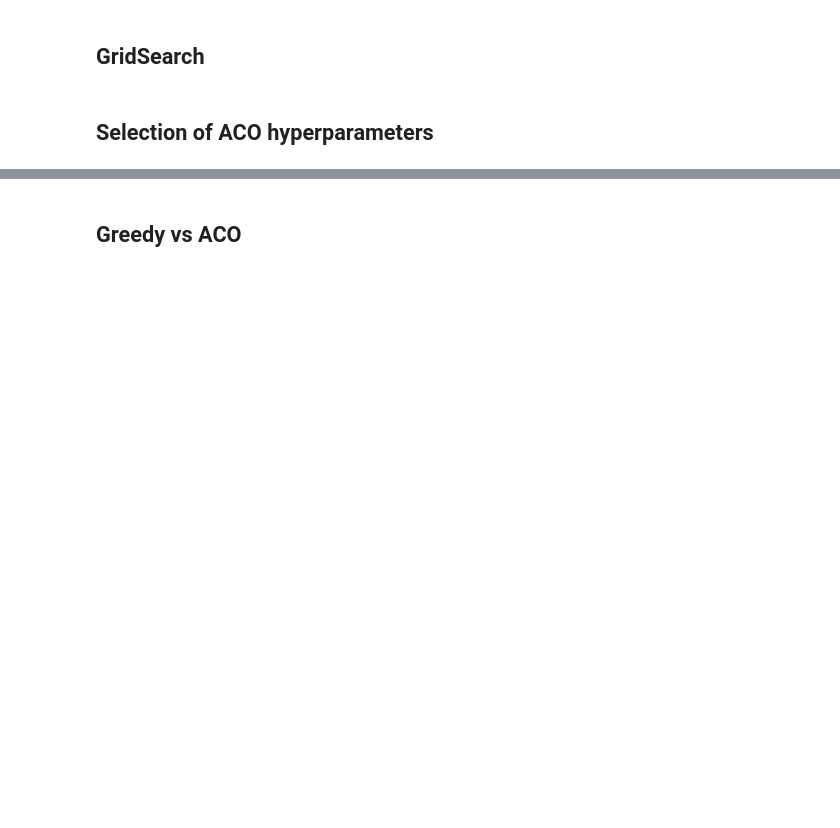
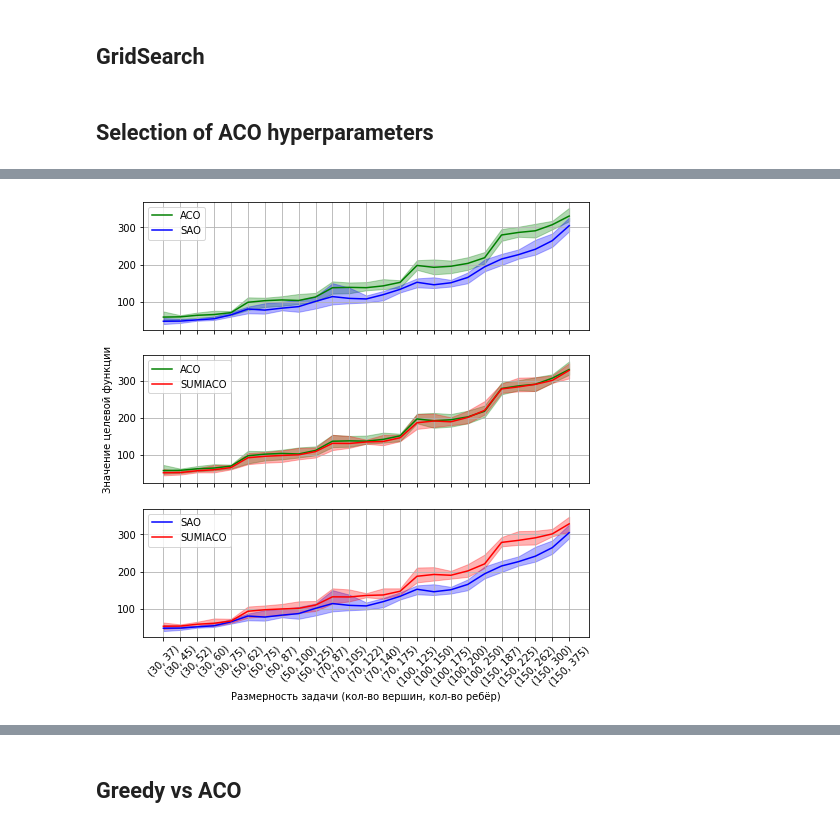
Before and after one commit to Crotokot/SchedulingProblem, a Jupyter notebook: Code/SchedulingProblem.ipynb, the cells around one changed output, grey strips where cells are left out. Saved outputs shown, nothing was run; the diff lists cells and outputs as text; code cells hidden in the pictures; blank space fills up the shorter version.

```diff
--- a/Code/SchedulingProblem.ipynb
+++ b/Code/SchedulingProblem.ipynb
@@ -753,0 +1314,31 @@ plt.plot([res['mean_cost'] for res in results])
+# %%
+def make_plot(ax, labels, colors, opt_costs):
+    x_labels = [str(vol) for vol in samples.keys()]
+    for label, color, costs in zip(labels, colors, opt_costs):
+        costs = np.array(costs)
+        #plt.plot(x_labels, costs[:, 0], color=color, linestyle='--')
+        ax.plot(x_labels, costs[:, 1], label=label, color=color)
+        #plt.plot(x_labels, costs[:, 2], color=color, linestyle='--')
+        ax.fill_between(x_labels, costs[:, 0], costs[:, 2], color=color, alpha=0.3)
+
+    #ax.set_xlabel("Размерность задачи (кол-во вершин, кол-во ребёр)")
+    ax.set_xticks(x_labels)
+    ax.set_xticklabels(x_labels, rotation=45)
+    #ax.set_ylabel("Значение целевой функции")
+    ax.grid()
+    ax.legend()
+# %%
+fig, axs = plt.subplots(3, 1, figsize=(8, 8), sharex=True, sharey=True, )
+axs = axs.ravel()
+
+for pic_num, data in enumerate([[(labels[i], labels[j]),
+                                 (colors[i], colors[j]),
+                                 (opt_costs[i], opt_costs[j])]
+                                for i, j in [(0, 1), (0, 2), (1, 2)]]):
+    lbls, clrs, costs = data
+    make_plot(axs[pic_num], lbls, clrs, costs)
+axs[-1].set_xlabel("Размерность задачи (кол-во вершин, кол-во ребёр)")
+axs[1].set_ylabel("Значение целевой функции")
+plt.show()
+# %% [output]
+[figure, added]
```
Also changed, not shown: parts of 32 cells of this notebook.
